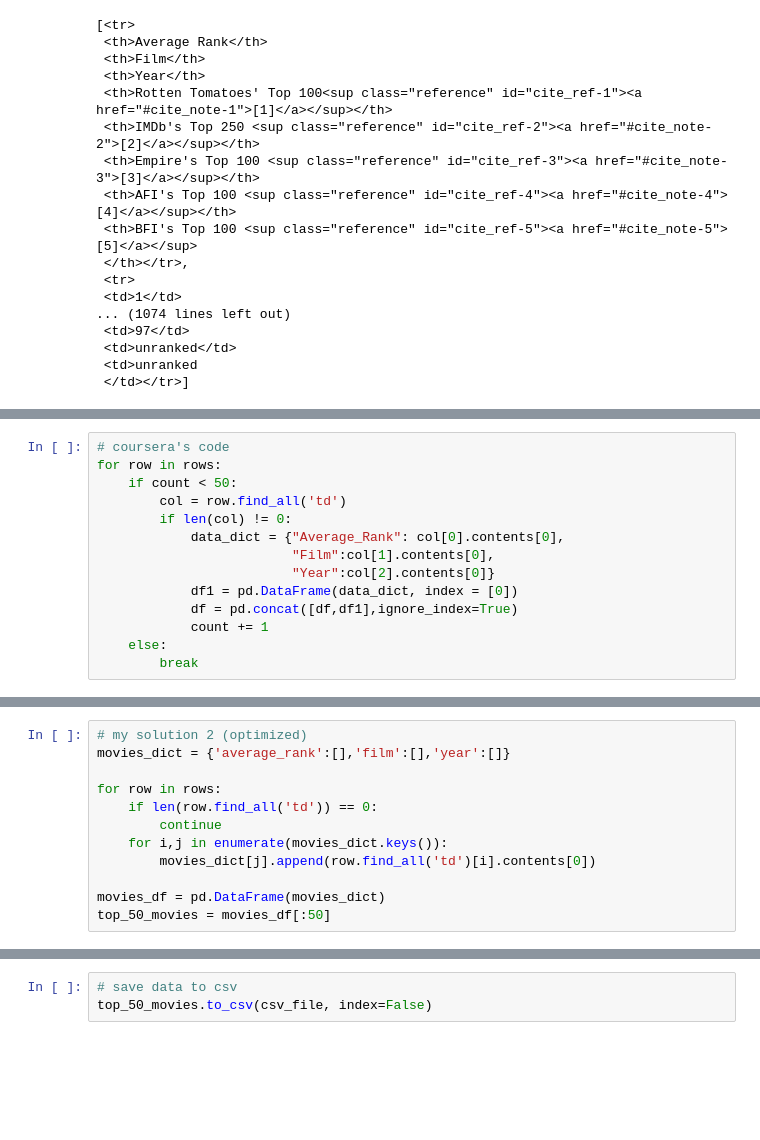
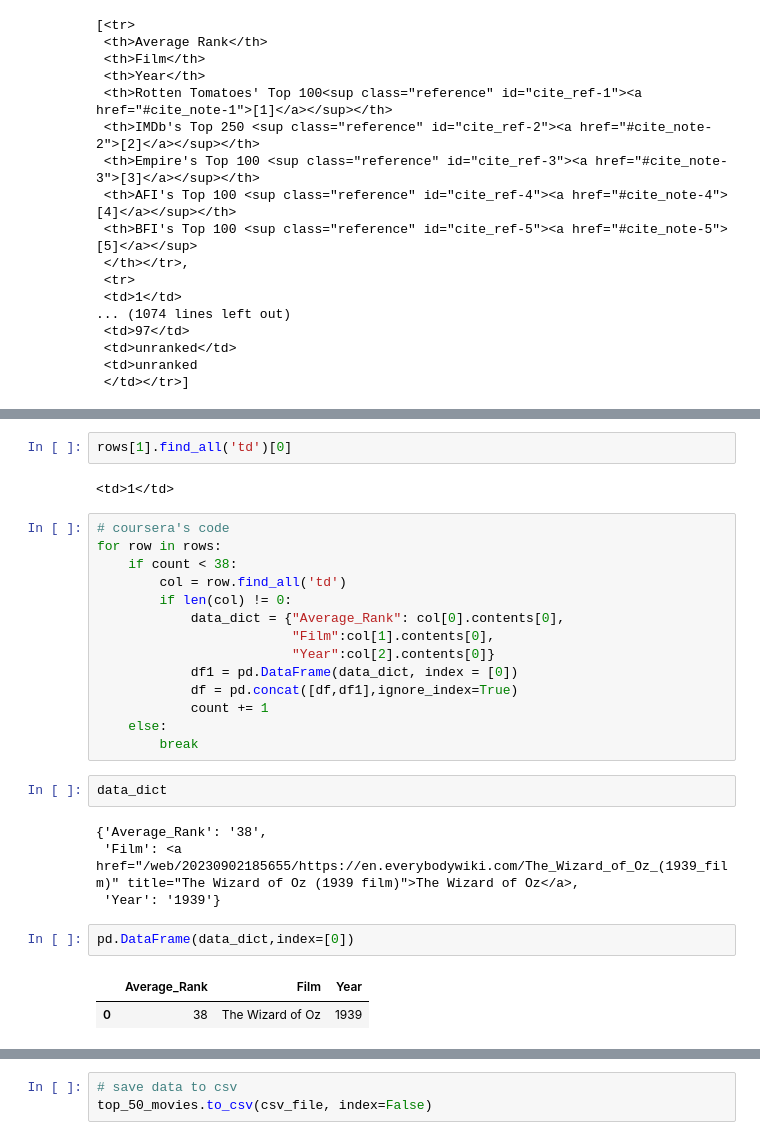
Before and after one commit to Oluwajuwon-O/IBM-data-engineering, a Jupyter notebook: Python project for Data Engineering/ETL using python/webscraping/webscraping_movies.ipynb, the cells around one changed output, grey strips where cells are left out. Drawn from its saved outputs; the diff is of its cells as text; blank space fills up the shorter version.

```diff
--- a/Python project for Data Engineering/ETL using python/webscraping/webscraping_movies.ipynb
+++ b/Python project for Data Engineering/ETL using python/webscraping/webscraping_movies.ipynb
@@ -83,14 +70,0 @@ rows[1].find_all('td')
-# %%
-# coursera's code
-for row in rows:
-    if count < 50:
-        col = row.find_all('td')
-        if len(col) != 0:
-            data_dict = {"Average_Rank": col[0].contents[0],
-                         "Film":col[1].contents[0],
-                         "Year":col[2].contents[0]}
-            df1 = pd.DataFrame(data_dict, index = [0])
-            df = pd.concat([df,df1],ignore_index=True)
-            count += 1
-    else:
-        break
@@ -117,12 +71,29 @@ df
-# %%
-# my solution 2 (optimized)
-movies_dict = {'average_rank':[],'film':[],'year':[]}
-
-for row in rows:
-    if len(row.find_all('td')) == 0:
-        continue
-    for i,j in enumerate(movies_dict.keys()):
-        movies_dict[j].append(row.find_all('td')[i].contents[0])
-
-movies_df = pd.DataFrame(movies_dict)
-top_50_movies = movies_df[:50]
+# %%
+rows[1].find_all('td')[0]
+# %% [output]
+<td>1</td>
+# %%
+# coursera's code
+for row in rows:
+    if count < 38:
+        col = row.find_all('td')
+        if len(col) != 0:
+            data_dict = {"Average_Rank": col[0].contents[0],
+                         "Film":col[1].contents[0],
+                         "Year":col[2].contents[0]}
+            df1 = pd.DataFrame(data_dict, index = [0])
+            df = pd.concat([df,df1],ignore_index=True)
+            count += 1
+    else:
+        break
+# %%
+data_dict
+# %% [output]
+{'Average_Rank': '38',
+ 'Film': <a href="/web/20230902185655/https://en.everybodywiki.com/The_Wizard_of_Oz_(1939_film)" title="The Wizard of Oz (1939 film)">The Wizard of Oz</a>,
+ 'Year': '1939'}
+# %%
+pd.DataFrame(data_dict,index=[0])
+# %% [output]
+|  | Average_Rank | Film | Year |
+| 0 | 38 | The Wizard of Oz | 1939 |
```
Also changed, not shown: parts of 20 cells of this notebook, 2 other files.
